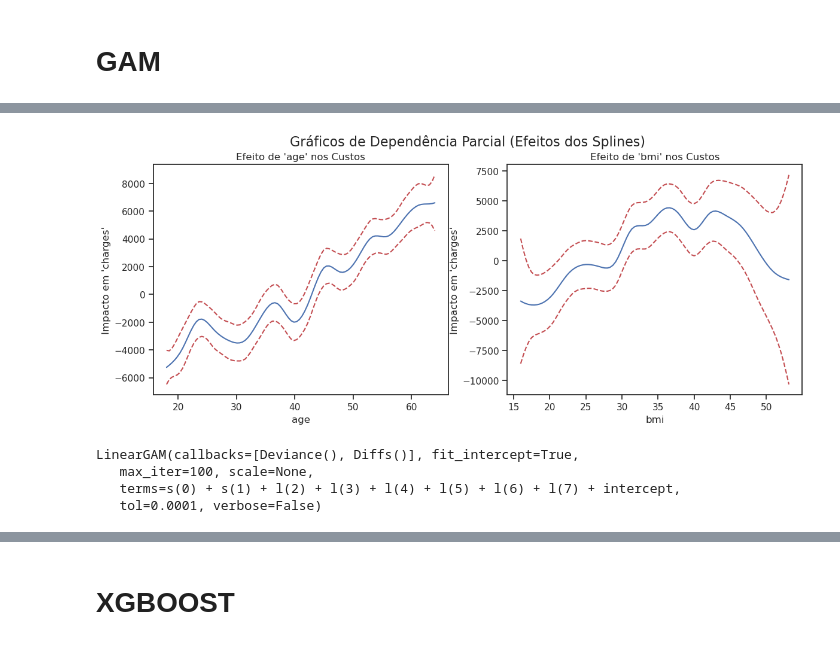
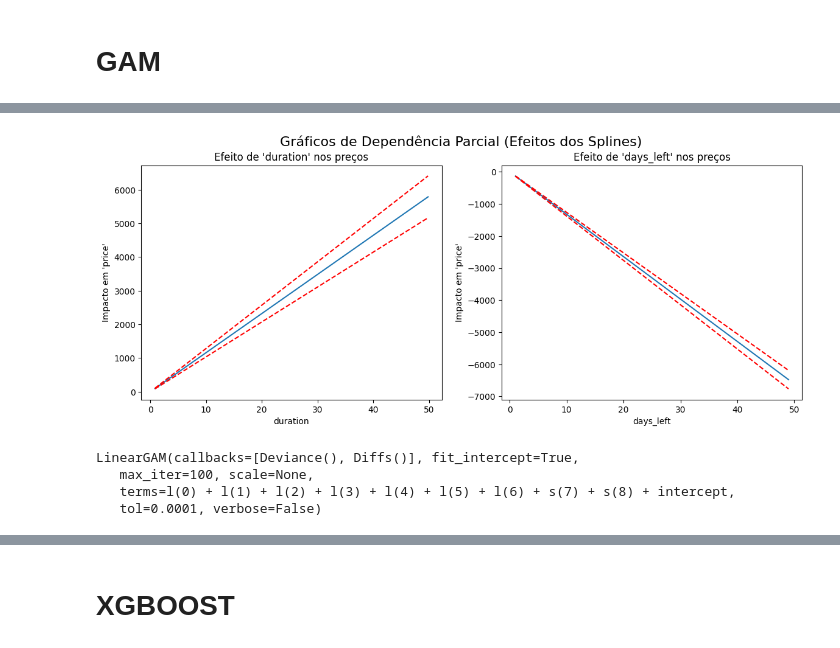
Before and after one commit to Igor-Roberto-Alves/Machine-Learning-1-Project-, a Jupyter notebook: regressao.ipynb, the cells around one changed output, grey strips where cells are left out. Cells and saved outputs as stored; diff of their text form; code cells hidden in the pictures.

```diff
--- a/regressao.ipynb
+++ b/regressao.ipynb
@@ -54,0 +67,3 @@ df
+# %%
+df = df.drop('Unnamed: 0',axis=1)
+df
@@ -94,8 +127,8 @@ Vamos entao começar a tentar achar grupos de beneficiarios, faremos isso atrav
 # %% [markdown]
 Primeiramente definiremos quais colunas sao numericas e quais sao categoricas
 # %%
-categorical_features = ['sex', 'smoker', 'region']
-numerical_features = ['age', 'bmi', 'children', 'charges']
+categorical_features = ['airline', 'source_city', 'departure_time', 'stops', 'arrival_time', 'destination_city', 'class']
+numerical_features = ['duration', 'days_left']
 # %% [markdown]
 Após isso, aplicaremos transformações às colunas com objetivo de normalizar os dados, isso é necessário pois o k-means calcula distancias e ter alguma variavel numericamente muito maior que as outras ou muito menor pode causar problemas.
 # %%
@@ -341,8 +394,8 @@ sns.pairplot(df)
 # %%
-df_encoded = pd.get_dummies(df, columns=['sex', 'smoker', 'region'], drop_first=True)
+df_encoded = pd.get_dummies(df, columns=['airline', 'source_city', 'departure_time', 'stops', 'arrival_time', 'destination_city', 'class'], drop_first=True)
 
-X = df_encoded.drop('charges', axis=1)
-y = df_encoded['charges']
+X = df_encoded.drop(['flight', 'price'], axis=1)
+y = df_encoded['price']
 
 X_train, X_test, y_train, y_test = train_test_split(X, y, test_size=0.2, random_state=42)
 # %% [markdown]
@@ -461,0 +533,7 @@ region_southwest   -841.310752
+# %%
+model_lasso_cv = LassoCV(cv=10, random_state=42)
+model_lasso_cv.fit(X_train, y_train)
+y_pred_lasso_cv = model_lasso_cv.predict(X_test)
+print("\n--- Resultados da Avaliação do Modelo ---")
+r2_lasso_cv = metrics.r2_score(y_test, y_pred_lasso_cv)
+print(f"R-quadrado (R²): {r2_lasso_cv:.4f}")
@@ -545,30 +663,30 @@ Raiz do Erro Quadrático Médio (RMSE): $5,898.91
 # %%
 import matplotlib.pyplot as plt
 
 # Cria a figura para os gráficos
 fig, axes = plt.subplots(1, 2, figsize=(14, 5))
 
 # Gráfico para a primeira variável (age)
-titles = ['age', 'bmi']
+titles = ['duration', 'days_left']
 for i, ax in enumerate(axes):
     XX = gam_model.generate_X_grid(term=i)
     ax.plot(XX[:, i], gam_model.partial_dependence(term=i, X=XX))
     ax.plot(XX[:, i], gam_model.partial_dependence(term=i, X=XX, width=.95)[1], c='r', ls='--')
-    ax.set_title(f"Efeito de '{titles[i]}' nos Custos")
+    ax.set_title(f"Efeito de '{titles[i]}' nos preços")
     ax.set_xlabel(titles[i])
-    ax.set_ylabel("Impacto em 'charges'")
+    ax.set_ylabel("Impacto em 'price'")
 
 plt.suptitle("Gráficos de Dependência Parcial (Efeitos dos Splines)", fontsize=16)
 plt.show()
 # %% [output]
-[figure, old version]
+[figure, new version]
 # %%
-gam_model_scaled = LinearGAM(s(0) + s(1) + l(2) + l(3) + l(4) + l(5) + l(6) + l(7))
+gam_model_scaled = LinearGAM(l(0) + l(1) + l(2) + l(3) + l(4) + l(5) + l(6) + s(7) + s(8))
 gam_model_scaled.fit(X_train_scaled, y_train)
 # %% [output]
 LinearGAM(callbacks=[Deviance(), Diffs()], fit_intercept=True,
    max_iter=100, scale=None,
-   terms=s(0) + s(1) + l(2) + l(3) + l(4) + l(5) + l(6) + l(7) + intercept,
+   terms=l(0) + l(1) + l(2) + l(3) + l(4) + l(5) + l(6) + s(7) + s(8) + intercept,
    tol=0.0001, verbose=False)
 # %%
 y_pred_gam_scaled = gam_model_scaled.predict(X_test_scaled)
```
Also changed, not shown: parts of 37 cells of this notebook, 1 other file.
